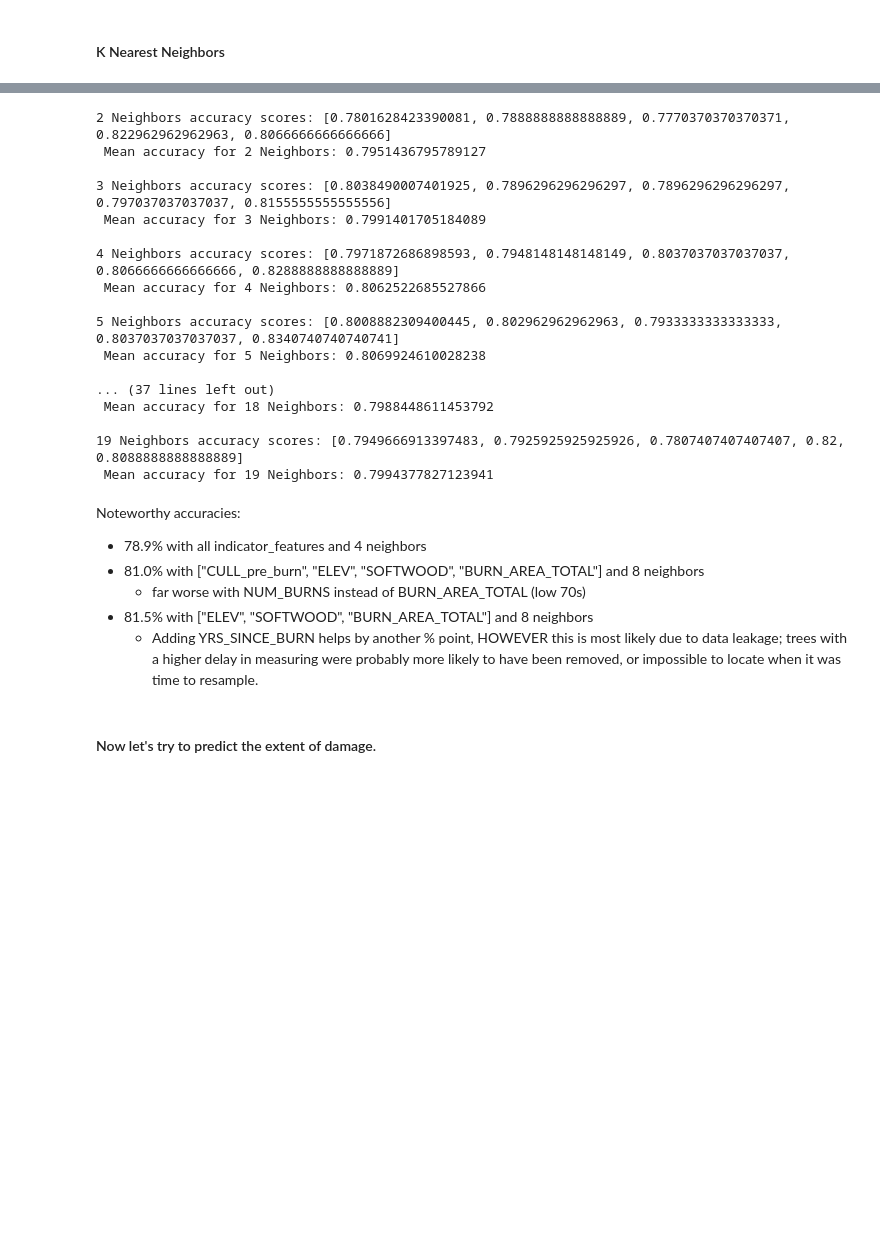
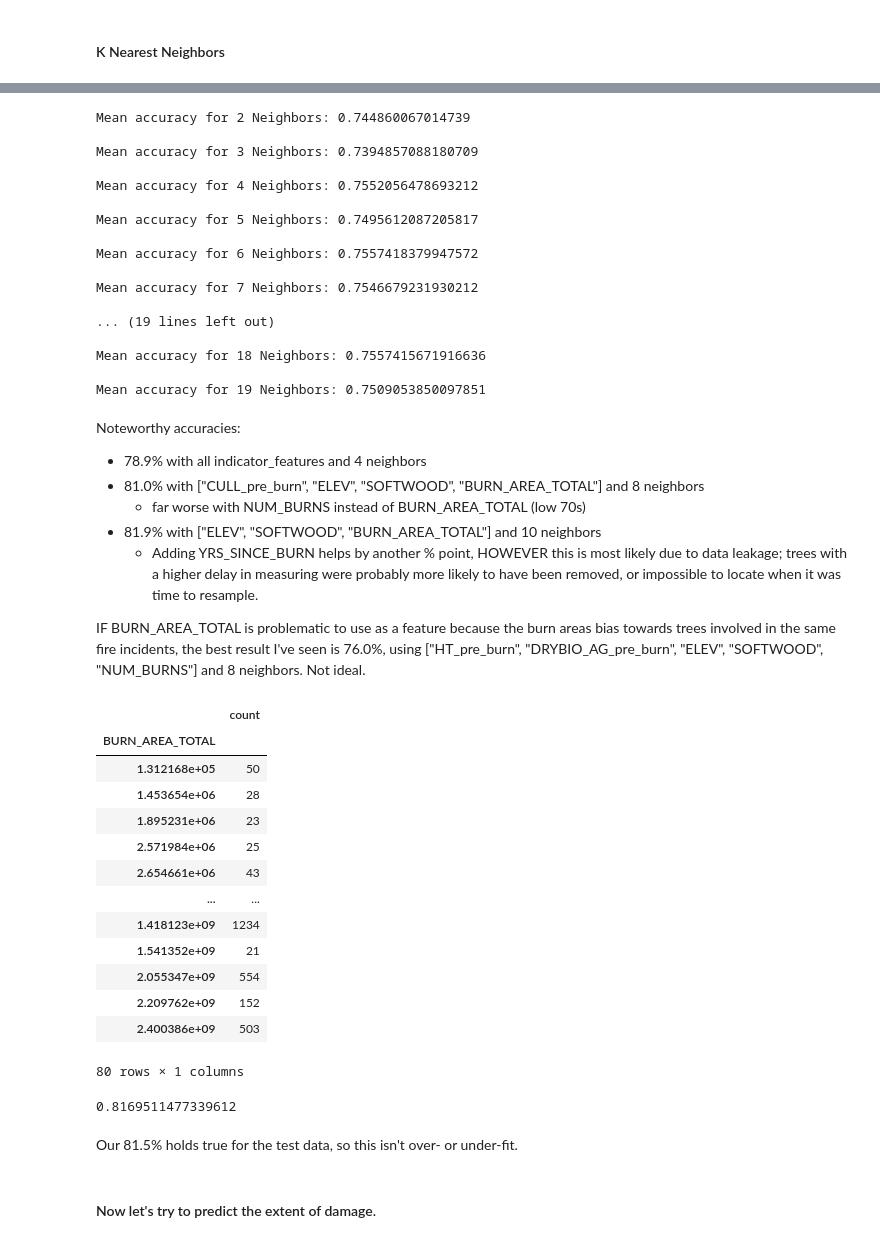
Before and after one commit to hbclad/Erdos_Trees, a Jupyter notebook: machine_learning/Christina_Analysis.ipynb, the cells around one changed output, grey strips where cells are left out. Saved outputs shown, nothing was run; the diff lists cells and outputs as text; code cells hidden in the pictures; blank space fills up the shorter version.

```diff
--- a/machine_learning/Christina_Analysis.ipynb
+++ b/machine_learning/Christina_Analysis.ipynb
@@ -157,8 +164,14 @@ memory usage: 755.9 KB
 # %% [markdown]
 #### K Nearest Neighbors
 # %%
-train = data_merge(train1, train2,)
-test = data_merge(test1, test2)
+train = data_merge(train1, train2,
+    indicator_features = ["ALIVE_pre_burn", "CULL_pre_burn", "DIA_pre_burn", "HT_pre_burn", "CR_pre_burn",
+                         "DRYBIO_AG_pre_burn", "ELEV", "SOFTWOOD", "YRS_SINCE_BURN", "NUM_BURNS",
+                         "BURN_AREA_TOTAL"])
+test = data_merge(test1, test2,
+    indicator_features = ["ALIVE_pre_burn", "CULL_pre_burn", "DIA_pre_burn", "HT_pre_burn", "CR_pre_burn",
+                         "DRYBIO_AG_pre_burn", "ELEV", "SOFTWOOD", "YRS_SINCE_BURN", "NUM_BURNS",
+                         "BURN_AREA_TOTAL"])
 
 train.info(verbose=True, show_counts=True)
 # %% [output]
@@ -189,13 +202,14 @@ from sklearn.dummy import DummyClassifier, DummyRegressor
 from sklearn.metrics import confusion_matrix, accuracy_score, root_mean_squared_error
 # %%
 # Removing rows which have no CULL data to use this as a feature
-train_no_nan = train.dropna(axis = 0, subset = ["CULL_pre_burn"])
+# I also ran this with CR_pre_burn as a health indicator, but neither actually improved the classifier
+train_no_nan = train # .dropna(axis = 0, subset = ["CULL_pre_burn"])
 
 splits = 5
 kfold = StratifiedKFold(splits, random_state=216, shuffle=True)
 # indicator_features = ["ALIVE_pre_burn", "CULL_pre_burn", "DIA_pre_burn", "HT_pre_burn", "DRYBIO_AG_pre_burn",
 #                       "ELEV", "SOFTWOOD", "YRS_SINCE_BURN", "NUM_BURNS", "BURN_AREA_TOTAL"]
-indicator_features = ["ELEV", "SOFTWOOD", "BURN_AREA_TOTAL"]
+indicator_features = ["HT_pre_burn", "DRYBIO_AG_pre_burn", "ELEV", "SOFTWOOD", "NUM_BURNS"] #, "BURN_AREA_TOTAL"]
 
 
 for k in range(2,20):
@@ -211,41 +225,68 @@ for k in range(2,20):
         pred = classifier_pipe.predict(t_val[indicator_features])
         acc_list.append(accuracy_score(t_val["ALIVE_post_burn"], pred))
 
-    print(f"{k} Neighbors accuracy scores: {acc_list} \n Mean accuracy for {k} Neighbors: {sum(acc_list)/len(acc_list)} \n")
+    # print(f"{k} Neighbors accuracy scores: {acc_list} \n")
+    print(f"Mean accuracy for {k} Neighbors: {sum(acc_list)/len(acc_list)} \n")
 # %% [output]
-2 Neighbors accuracy scores: [0.7801628423390081, 0.7888888888888889, 0.7770370370370371, 0.822962962962963, 0.8066666666666666]
- Mean accuracy for 2 Neighbors: 0.7951436795789127
+Mean accuracy for 2 Neighbors: 0.744860067014739
 
-3 Neighbors accuracy scores: [0.8038490007401925, 0.7896296296296297, 0.7896296296296297, 0.797037037037037, 0.8155555555555556]
- Mean accuracy for 3 Neighbors: 0.7991401705184089
+Mean accuracy for 3 Neighbors: 0.7394857088180709
 
-4 Neighbors accuracy scores: [0.7971872686898593, 0.7948148148148149, 0.8037037037037037, 0.8066666666666666, 0.8288888888888889]
- Mean accuracy for 4 Neighbors: 0.8062522685527866
+Mean accuracy for 4 Neighbors: 0.7552056478693212
 
-5 Neighbors accuracy scores: [0.8008882309400445, 0.802962962962963, 0.7933333333333333, 0.8037037037037037, 0.8340740740740741]
- Mean accuracy for 5 Neighbors: 0.8069924610028238
+Mean accuracy for 5 Neighbors: 0.7495612087205817
 
-... (37 lines left out)
- Mean accuracy for 18 Neighbors: 0.7988448611453792
+Mean accuracy for 6 Neighbors: 0.7557418379947572
 
-19 Neighbors accuracy scores: [0.7949666913397483, 0.7925925925925926, 0.7807407407407407, 0.82, 0.8088888888888889]
- Mean accuracy for 19 Neighbors: 0.7994377827123941
+Mean accuracy for 7 Neighbors: 0.7546679231930212
+
+... (19 lines left out)
+
+Mean accuracy for 18 Neighbors: 0.7557415671916636
+
+Mean accuracy for 19 Neighbors: 0.7509053850097851
 # %% [markdown]
 Noteworthy accuracies:
 - 78.9% with all indicator_features and 4 neighbors
 - 81.0% with ["CULL_pre_burn", "ELEV", "SOFTWOOD", "BURN_AREA_TOTAL"] and 8 neighbors
     - far worse with NUM_BURNS instead of BURN_AREA_TOTAL (low 70s)
-- 81.5% with ["ELEV", "SOFTWOOD", "BURN_AREA_TOTAL"] and 8 neighbors
+- 81.9% with ["ELEV", "SOFTWOOD", "BURN_AREA_TOTAL"] and 10 neighbors
     - Adding YRS_SINCE_BURN helps by another % point, HOWEVER this is most likely due to data leakage;
     trees with a higher delay in measuring were probably more likely to have been removed, or impossible
     to locate when it was time to resample.
+
+IF BURN_AREA_TOTAL is problematic to use as a feature because the burn areas bias towards trees involved in the same fire incidents, the best result I've seen is 76.0%, using ["HT_pre_burn", "DRYBIO_AG_pre_burn", "ELEV", "SOFTWOOD", "NUM_BURNS"] and 8 neighbors. Not ideal.
+# %%
+pd.DataFrame(train.BURN_AREA_TOTAL.value_counts().sort_index())
+# %% [output]
+|  | count |
+| BURN_AREA_TOTAL |  |
+| 1.312168e+05 | 50 |
+| 1.453654e+06 | 28 |
+| 1.895231e+06 | 23 |
+| 2.571984e+06 | 25 |
+| 2.654661e+06 | 43 |
+| ... | ... |
+| 1.418123e+09 | 1234 |
+| 1.541352e+09 | 21 |
+| 2.055347e+09 | 554 |
+| 2.209762e+09 | 152 |
+| 2.400386e+09 | 503 |
+80 rows × 1 columns
 # %%
-# Fitting the best model to the entire test data set:
+# Fitting the best model to the entire training data set:
 classifier_pipe = Pipeline([("Scaler", StandardScaler()),
                             ("KNN Classifier", KNeighborsClassifier(n_neighbors=8))])
 best_classifier = classifier_pipe.fit(train_no_nan[indicator_features], train_no_nan["ALIVE_post_burn"])
 
-# Run this on test set once we're done with modeling other features
+# Running the model on the test set now that it's been tuned:
+test_no_nan = test.dropna(axis = 0, subset = ["CULL_pre_burn"])
+preds = best_classifier.predict(test_no_nan[indicator_features])
+print(accuracy_score(test_no_nan["ALIVE_post_burn"], preds))
+# %% [output]
+0.8169511477339612
+# %% [markdown]
+Our 81.5% holds true for the test data, so this isn't over- or under-fit.
 # %% [markdown]
 #### Now let's try to predict the extent of damage.
 # %% [markdown]
```
Also changed, not shown: parts of 2 cells of this notebook.
